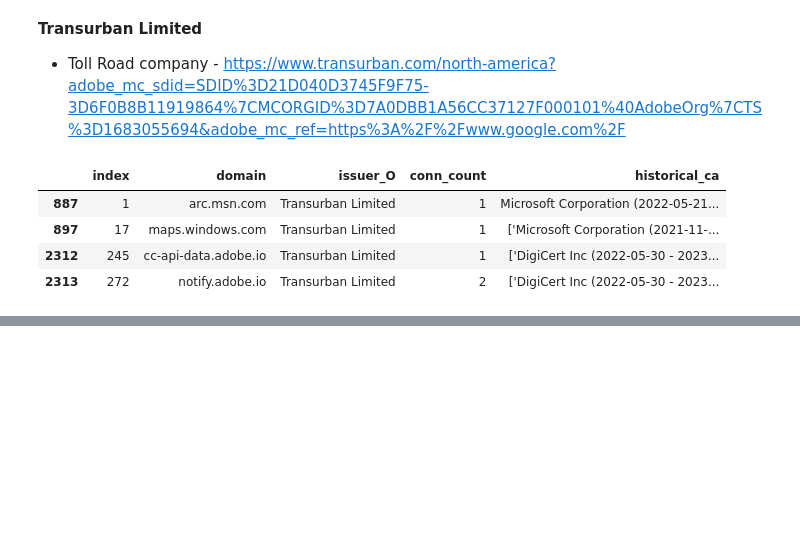
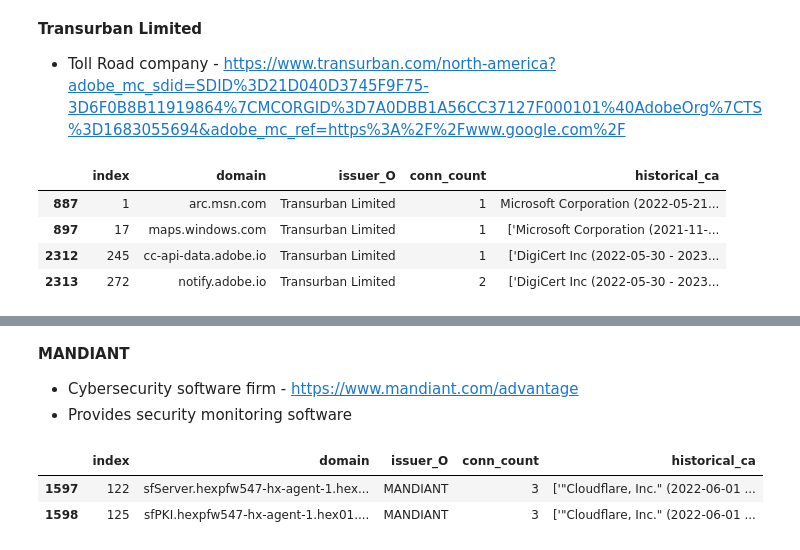
Before and after one commit to kdu2030/ssl_interception, a Jupyter notebook: notebooks/analysis_notebooks/June 2022.ipynb, the cells around one changed output, grey strips where cells are left out. Saved outputs shown, nothing was run; the diff lists cells and outputs as text; code cells hidden in the pictures; blank space fills up the shorter version.

```diff
--- a/notebooks/analysis_notebooks/June 2022.ipynb
+++ b/notebooks/analysis_notebooks/June 2022.ipynb
@@ -241,0 +304,10 @@ df[df["issuer_O"] == "Transurban Limited"]
+# %% [markdown]
+**MANDIANT**
+* Cybersecurity software firm - https://www.mandiant.com/advantage
+* Provides security monitoring software
+# %%
+df[df["issuer_O"] == "MANDIANT"]
+# %% [output]
+|  | index | domain | issuer_O | conn_count | historical_ca |
+| 1597 | 122 | sfServer.hexpfw547-hx-agent-1.hex... | MANDIANT | 3 | ['"Cloudflare, Inc." (2022-06-01 ... |
+| 1598 | 125 | sfPKI.hexpfw547-hx-agent-1.hex01.... | MANDIANT | 3 | ['"Cloudflare, Inc." (2022-06-01 ... |
```
Also changed, not shown: parts of 43 cells of this notebook, 22 other files.
